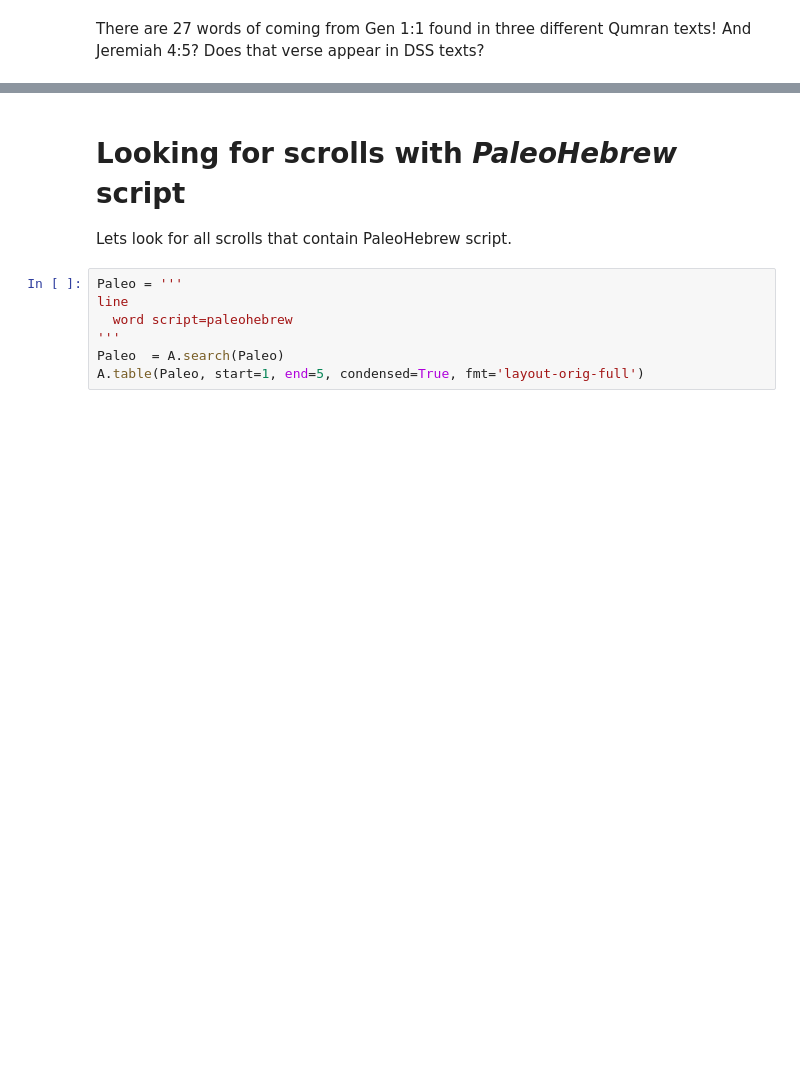
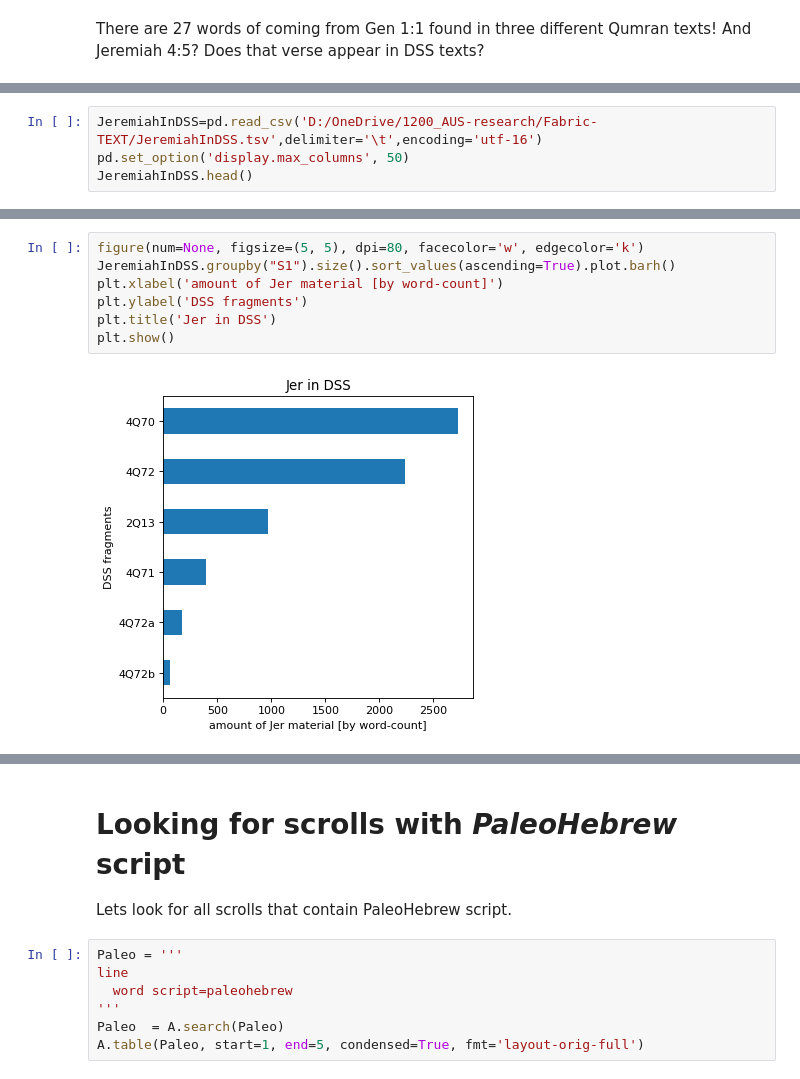
Before and after one commit to oliverglanz/Text-Fabric, a Jupyter notebook: profNBs/0000_ETCBC-TF_DSS_0000_start_o.glanz.ipynb, the cells around one changed output, grey strips where cells are left out. Saved outputs shown, nothing was run; the diff lists cells and outputs as text; blank space fills up the shorter version.

```diff
--- a/profNBs/0000_ETCBC-TF_DSS_0000_start_o.glanz.ipynb
+++ b/profNBs/0000_ETCBC-TF_DSS_0000_start_o.glanz.ipynb
@@ -568,0 +580,4 @@ Yes, in two fragments!
+# %%
+JeremiahInDSS=pd.read_csv('D:/OneDrive/1200_AUS-research/Fabric-TEXT/JeremiahInDSS.tsv',delimiter='\t',encoding='utf-16')
+pd.set_option('display.max_columns', 50)
+JeremiahInDSS.head()
@@ -568,0 +601,9 @@ Yes, in two fragments!
+# %%
+figure(num=None, figsize=(5, 5), dpi=80, facecolor='w', edgecolor='k')
+JeremiahInDSS.groupby("S1").size().sort_values(ascending=True).plot.barh()
+plt.xlabel('amount of Jer material [by word-count]')
+plt.ylabel('DSS fragments')
+plt.title('Jer in DSS')
+plt.show()
+# %% [output]
+[figure, added]
```
Also changed, not shown: parts of 10 cells of this notebook.
